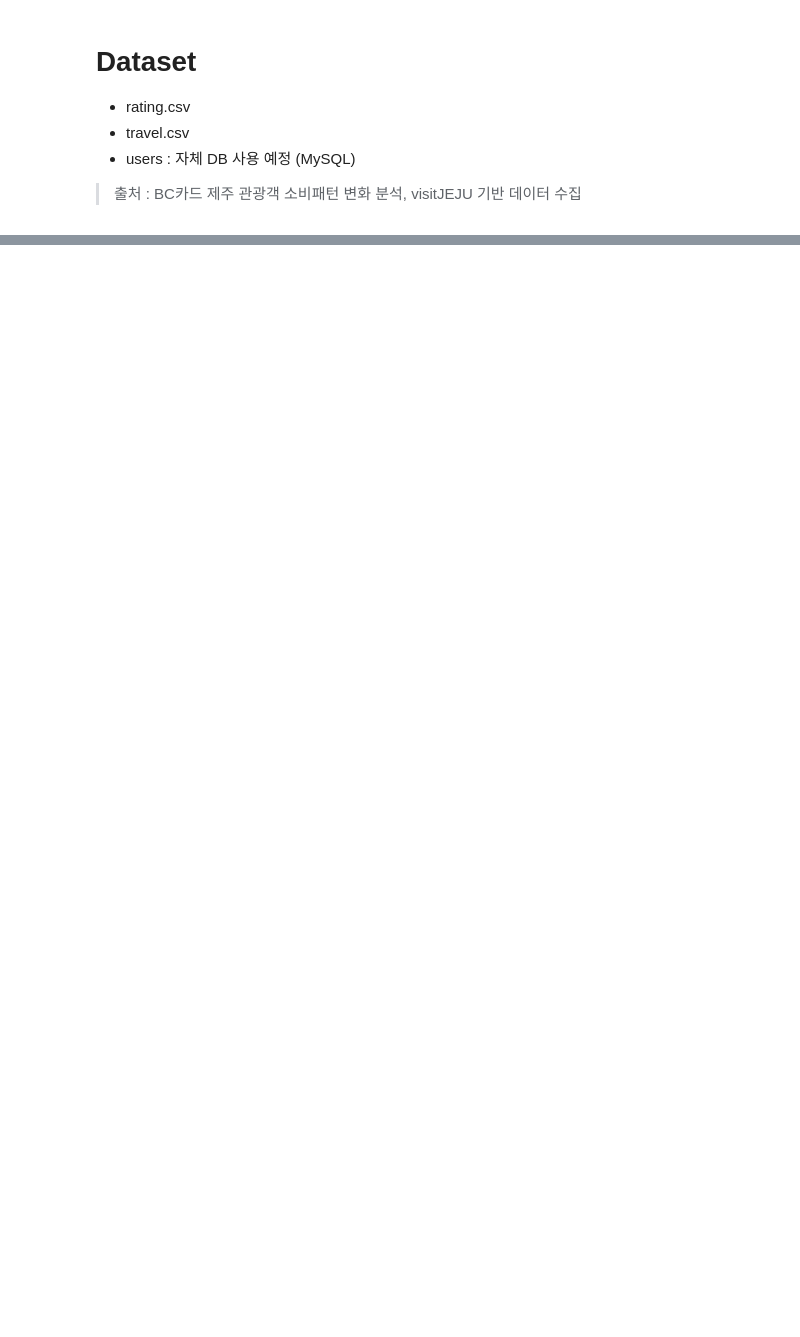
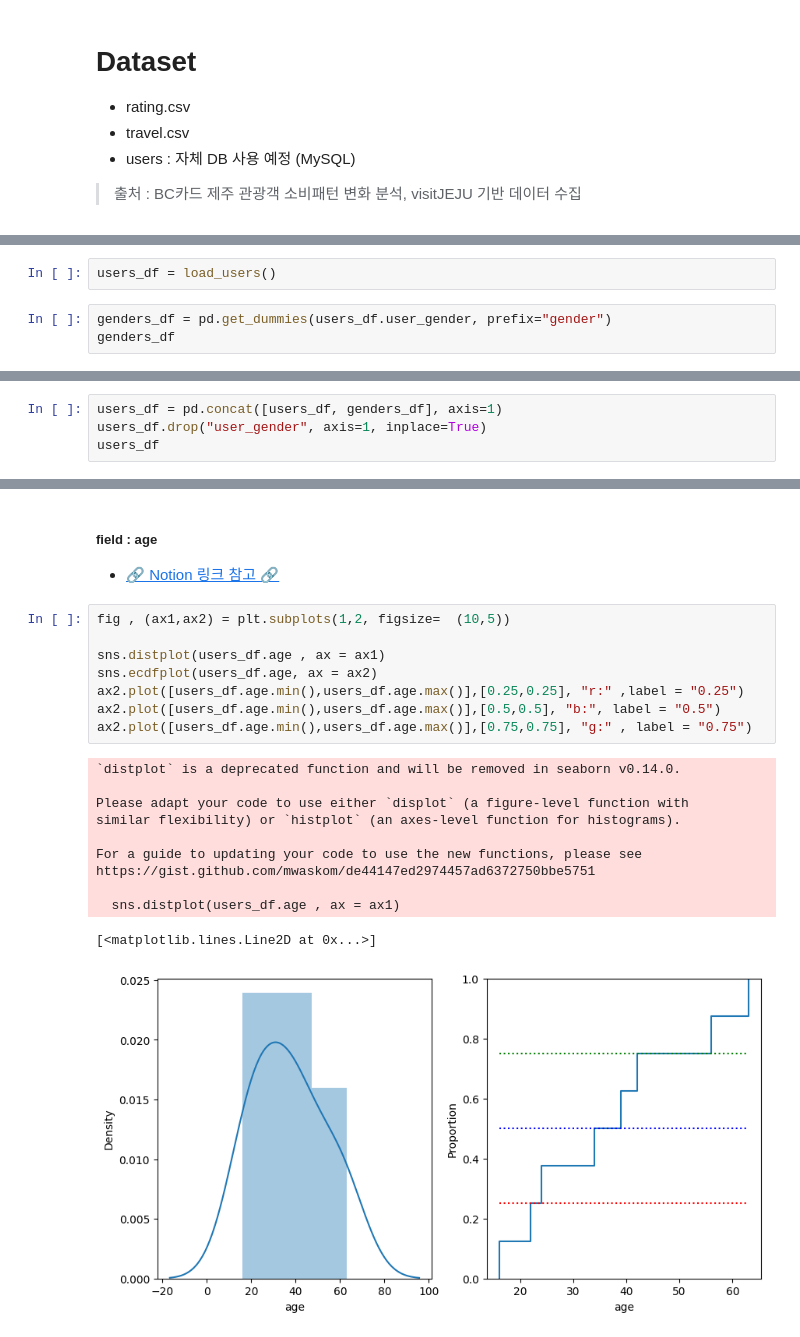
Before and after one commit to jxxngxn00/trouver, a Jupyter notebook: data/EDA.ipynb, the cells around one changed output, grey strips where cells are left out. Drawn from its saved outputs; the diff is of its cells as text; blank space fills up the shorter version.

```diff
--- a/data/EDA.ipynb
+++ b/data/EDA.ipynb
@@ -92,0 +199,5 @@ print(users.head())
+# %%
+users_df = load_users()
+# %%
+genders_df = pd.get_dummies(users_df.user_gender, prefix="gender")
+genders_df
@@ -92,0 +214,4 @@ print(users.head())
+# %%
+users_df = pd.concat([users_df, genders_df], axis=1)
+users_df.drop("user_gender", axis=1, inplace=True)
+users_df
@@ -92,0 +228,23 @@ print(users.head())
+# %% [markdown]
+##### field : age
+* [🔗 Notion 링크 참고 🔗](https://www.notion.so/jxxngxnt/44e0fcdeb8814a0ea9e12de162137637?pvs=4#cafa46a992c94de2a44dd8b375933ac6)
+# %%
+fig , (ax1,ax2) = plt.subplots(1,2, figsize=  (10,5))
+
+sns.distplot(users_df.age , ax = ax1)
+sns.ecdfplot(users_df.age, ax = ax2)
+ax2.plot([users_df.age.min(),users_df.age.max()],[0.25,0.25], "r:" ,label = "0.25")
+ax2.plot([users_df.age.min(),users_df.age.max()],[0.5,0.5], "b:", label = "0.5")
+ax2.plot([users_df.age.min(),users_df.age.max()],[0.75,0.75], "g:" , label = "0.75")
+# %% [output]
+`distplot` is a deprecated function and will be removed in seaborn v0.14.0.
+
+Please adapt your code to use either `displot` (a figure-level function with
+similar flexibility) or `histplot` (an axes-level function for histograms).
+
+For a guide to updating your code to use the new functions, please see
+https://gist.github.com/mwaskom/de44147ed2974457ad6372750bbe5751
+
+  sns.distplot(users_df.age , ax = ax1)
+[<matplotlib.lines.Line2D at 0x...>]
+[figure, added]
```
Also changed, not shown: parts of 43 cells of this notebook, 22 other files.
